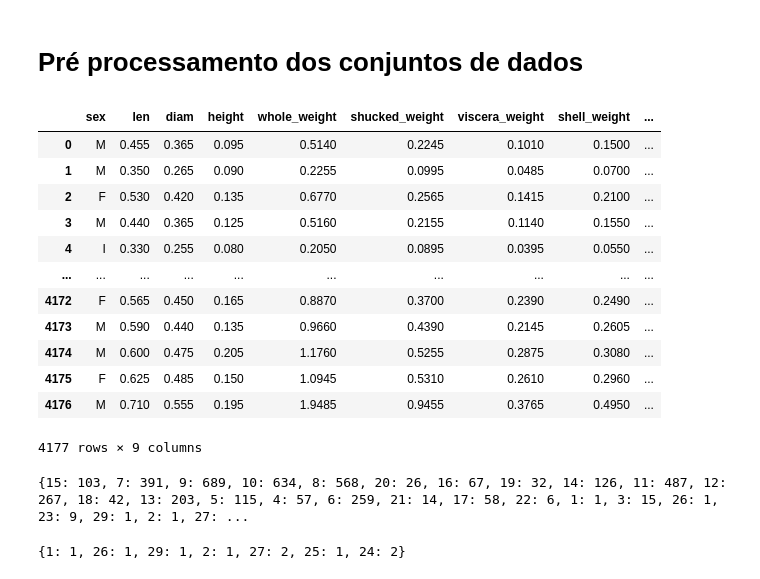
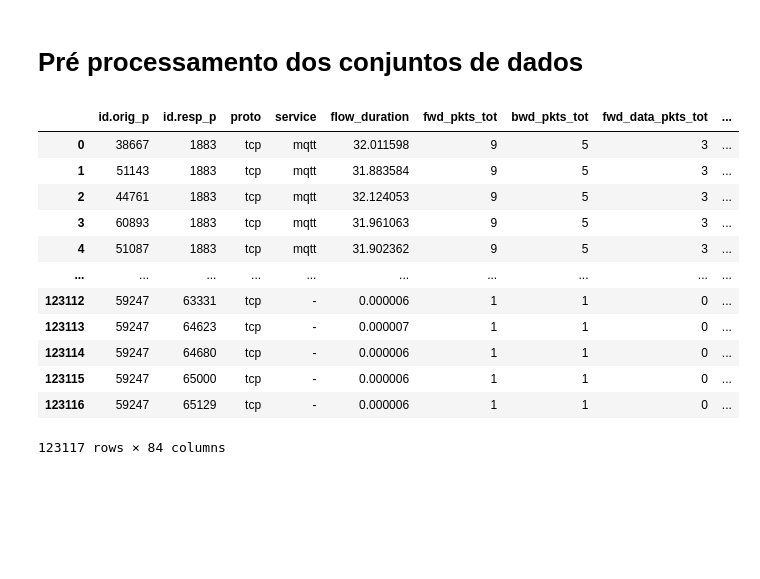
Before and after one commit to Allrthur/wisard_grai, a Jupyter notebook: src/dataset_preprocessing.ipynb, the cells around one changed output. Saved outputs shown, nothing was run; the diff lists cells and outputs as text; code cells hidden in the pictures; blank space fills up the shorter version.

```diff
--- a/src/dataset_preprocessing.ipynb
+++ b/src/dataset_preprocessing.ipynb
@@ -3,40 +3,23 @@
 # %%
 import pandas as pd
 import os
-from utils import get_workdir, bitarray_to_string
-from thermometer import Thermometer
+from utils import get_workdir, bitarray_to_string, SEED
+from binary_encoders import Thermometer, OneHot
 from sklearn.model_selection import train_test_split
 
-data = pd.read_csv(f"../dataset/abalone/data.csv")
+data = pd.read_csv(f"../dataset/internet/data.csv").drop("Unnamed: 0", axis="columns")
 data
 # %% [output]
-|  | sex | len | diam | height | whole_weight | shucked_weight | viscera_weight | shell_weight | ... |
-| 0 | M | 0.455 | 0.365 | 0.095 | 0.5140 | 0.2245 | 0.1010 | 0.1500 | ... |
-| 1 | M | 0.350 | 0.265 | 0.090 | 0.2255 | 0.0995 | 0.0485 | 0.0700 | ... |
-| 2 | F | 0.530 | 0.420 | 0.135 | 0.6770 | 0.2565 | 0.1415 | 0.2100 | ... |
-| 3 | M | 0.440 | 0.365 | 0.125 | 0.5160 | 0.2155 | 0.1140 | 0.1550 | ... |
-| 4 | I | 0.330 | 0.255 | 0.080 | 0.2050 | 0.0895 | 0.0395 | 0.0550 | ... |
+|  | id.orig_p | id.resp_p | proto | service | flow_duration | fwd_pkts_tot | bwd_pkts_tot | fwd_data_pkts_tot | ... |
+| 0 | 38667 | 1883 | tcp | mqtt | 32.011598 | 9 | 5 | 3 | ... |
+| 1 | 51143 | 1883 | tcp | mqtt | 31.883584 | 9 | 5 | 3 | ... |
+| 2 | 44761 | 1883 | tcp | mqtt | 32.124053 | 9 | 5 | 3 | ... |
+| 3 | 60893 | 1883 | tcp | mqtt | 31.961063 | 9 | 5 | 3 | ... |
+| 4 | 51087 | 1883 | tcp | mqtt | 31.902362 | 9 | 5 | 3 | ... |
 | ... | ... | ... | ... | ... | ... | ... | ... | ... | ... |
-| 4172 | F | 0.565 | 0.450 | 0.165 | 0.8870 | 0.3700 | 0.2390 | 0.2490 | ... |
-| 4173 | M | 0.590 | 0.440 | 0.135 | 0.9660 | 0.4390 | 0.2145 | 0.2605 | ... |
-| 4174 | M | 0.600 | 0.475 | 0.205 | 1.1760 | 0.5255 | 0.2875 | 0.3080 | ... |
-| 4175 | F | 0.625 | 0.485 | 0.150 | 1.0945 | 0.5310 | 0.2610 | 0.2960 | ... |
-| 4176 | M | 0.710 | 0.555 | 0.195 | 1.9485 | 0.9455 | 0.3765 | 0.4950 | ... |
+| 123112 | 59247 | 63331 | tcp | - | 0.000006 | 1 | 1 | 0 | ... |
+| 123113 | 59247 | 64623 | tcp | - | 0.000007 | 1 | 1 | 0 | ... |
+| 123114 | 59247 | 64680 | tcp | - | 0.000006 | 1 | 1 | 0 | ... |
+| 123115 | 59247 | 65000 | tcp | - | 0.000006 | 1 | 1 | 0 | ... |
+| 123116 | 59247 | 65129 | tcp | - | 0.000006 | 1 | 1 | 0 | ... |
-4177 rows × 9 columns
+123117 rows × 84 columns
-# %%
-# Count how many exampes in each label
-unique_rings = data["rings"].unique()
-ring_counts = {ring:0 for ring in unique_rings}
-for ring in unique_rings:
-    ring_count = len(data[data["rings"]==ring])
-    ring_counts[ring] = ring_count
-print(ring_counts)
-# %% [output]
-{15: 103, 7: 391, 9: 689, 10: 634, 8: 568, 20: 26, 16: 67, 19: 32, 14: 126, 11: 487, 12: 267, 18: 42, 13: 203, 5: 115, 4: 57, 6: 259, 21: 14, 17: 58, 22: 6, 1: 1, 3: 15, 26: 1, 23: 9, 29: 1, 2: 1, 27: ...
-# %%
-# Create a mask of very under represented examples
-represented_rings = {ring:ring_counts[ring] for ring in ring_counts if ring_counts[ring]>=5}
-unrepresented_rings = {ring:ring_counts[ring] for ring in ring_counts if ring_counts[ring]<5}
-unrepresented_rings
-# %% [output]
-{1: 1, 26: 1, 29: 1, 2: 1, 27: 2, 25: 1, 24: 2}
```
Also changed, not shown: parts of 10 cells of this notebook, 3 other files.
